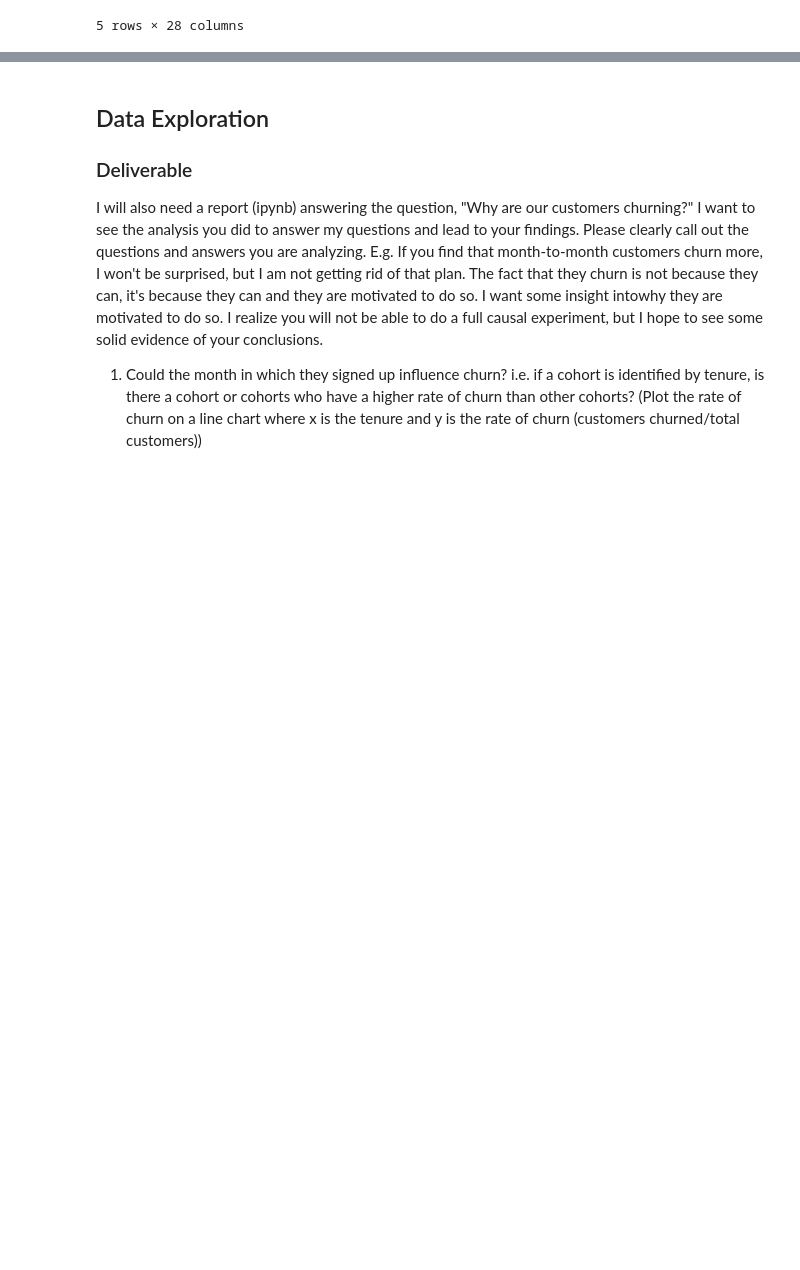
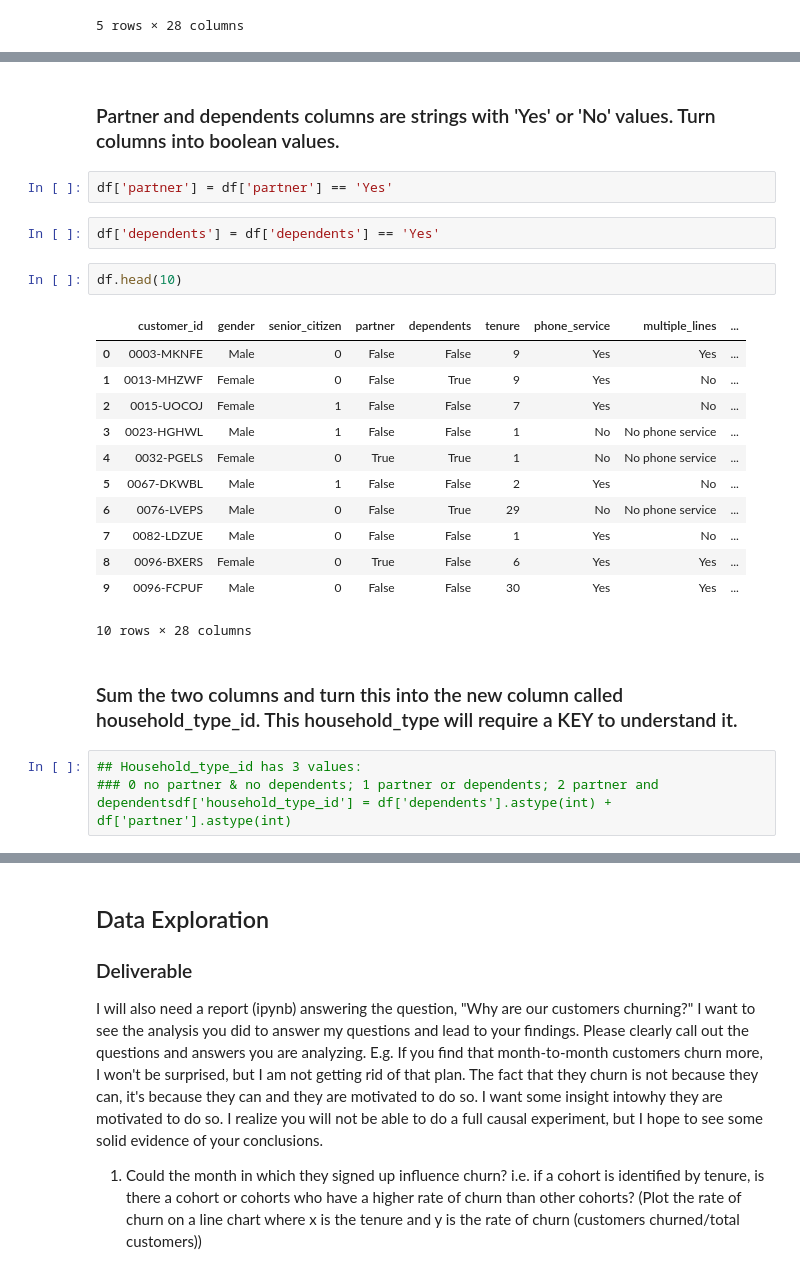
Before and after one commit to jess-katy/classification_project, a Jupyter notebook: Classification_Proj_Jess_Katy_MASTER.ipynb, the cells around one changed output, grey strips where cells are left out. Drawn from its saved outputs; the diff is of its cells as text; blank space fills up the shorter version.

```diff
--- a/Classification_Proj_Jess_Katy_MASTER.ipynb
+++ b/Classification_Proj_Jess_Katy_MASTER.ipynb
@@ -176,0 +202,26 @@ df.head()
+# %% [markdown]
+### Partner and dependents columns are strings with 'Yes' or 'No' values. Turn columns into boolean values.
+# %%
+df['partner'] = df['partner'] == 'Yes'
+# %%
+df['dependents'] = df['dependents'] == 'Yes'
+# %%
+df.head(10)
+# %% [output]
+|  | customer_id | gender | senior_citizen | partner | dependents | tenure | phone_service | multiple_lines | ... |
+| 0 | 0003-MKNFE | Male | 0 | False | False | 9 | Yes | Yes | ... |
+| 1 | 0013-MHZWF | Female | 0 | False | True | 9 | Yes | No | ... |
+| 2 | 0015-UOCOJ | Female | 1 | False | False | 7 | Yes | No | ... |
+| 3 | 0023-HGHWL | Male | 1 | False | False | 1 | No | No phone service | ... |
+| 4 | 0032-PGELS | Female | 0 | True | True | 1 | No | No phone service | ... |
+| 5 | 0067-DKWBL | Male | 1 | False | False | 2 | Yes | No | ... |
+| 6 | 0076-LVEPS | Male | 0 | False | True | 29 | No | No phone service | ... |
+| 7 | 0082-LDZUE | Male | 0 | False | False | 1 | Yes | No | ... |
+| 8 | 0096-BXERS | Female | 0 | True | False | 6 | Yes | Yes | ... |
+| 9 | 0096-FCPUF | Male | 0 | False | False | 30 | Yes | Yes | ... |
+10 rows × 28 columns
+# %% [markdown]
+### Sum the two columns and turn this into the new column called household_type_id. This household_type will require a KEY to understand it.
+# %%
+## Household_type_id has 3 values:
+### 0 no partner & no dependents; 1 partner or dependents; 2 partner and dependentsdf['household_type_id'] = df['dependents'].astype(int) + df['partner'].astype(int)
```
Also changed, not shown: parts of 6 cells of this notebook.
